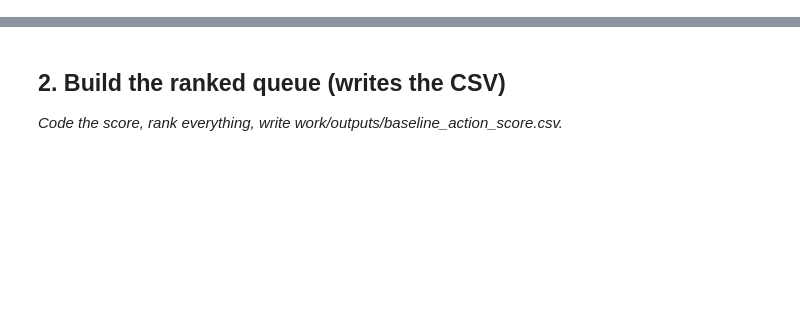
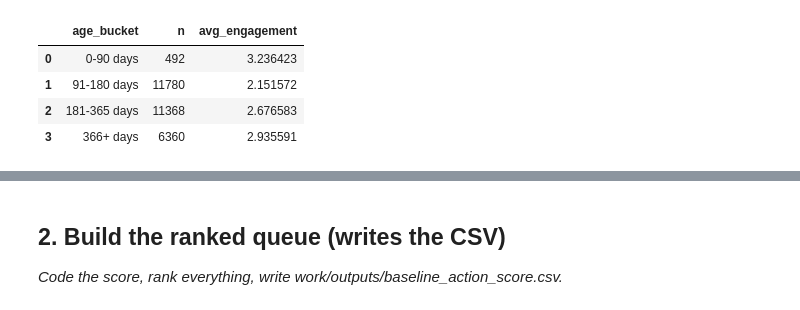
Before and after one commit to faiqakashif82-netizen/FlyRank-MachineLearning-Internship, a Jupyter notebook: work/notebooks/w04_baseline_score.ipynb, the cells around one changed output, grey strips where cells are left out. Drawn from its saved outputs; the diff is of its cells as text; code cells hidden in the pictures; blank space fills up the shorter version.

```diff
--- a/work/notebooks/w04_baseline_score.ipynb
+++ b/work/notebooks/w04_baseline_score.ipynb
@@ -15,0 +54,25 @@ This skeleton is yours to fill. Work the sections **in order** — each one has
+# %%
+# Bucket content age into simple freshness groups
+df["age_bucket"] = pd.cut(
+    df["content_age_days"],
+    bins=[-1, 90, 180, 365, np.inf],
+    labels=["0-90 days", "91-180 days", "181-365 days", "366+ days"]
+)
+
+# Show the bucket table with n
+age_check = (
+    df.groupby("age_bucket", observed=False)
+      .agg(
+          n=("content_id", "count"),
+          avg_engagement=("engagement_rate", "mean")
+      )
+      .reset_index()
+)
+
+age_check
+# %% [output]
+|  | age_bucket | n | avg_engagement |
+| 0 | 0-90 days | 492 | 3.236423 |
+| 1 | 91-180 days | 11780 | 2.151572 |
+| 2 | 181-365 days | 11368 | 2.676583 |
+| 3 | 366+ days | 6360 | 2.935591 |
```
Also changed, not shown: parts of 24 cells of this notebook.
